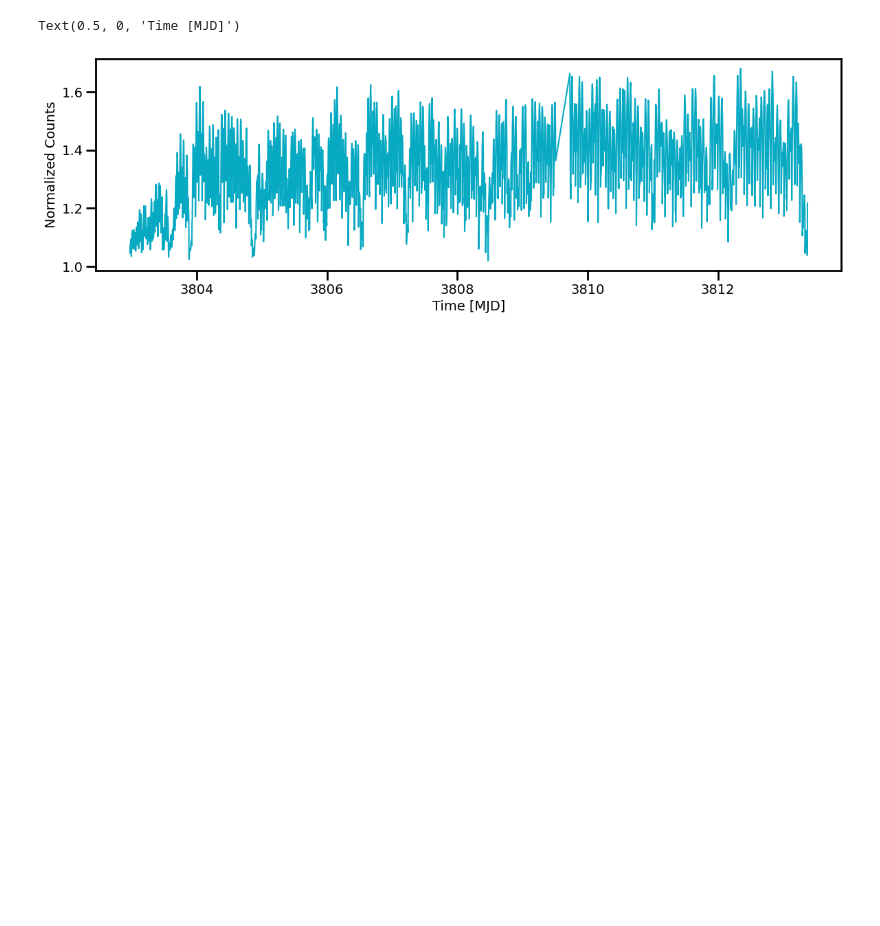
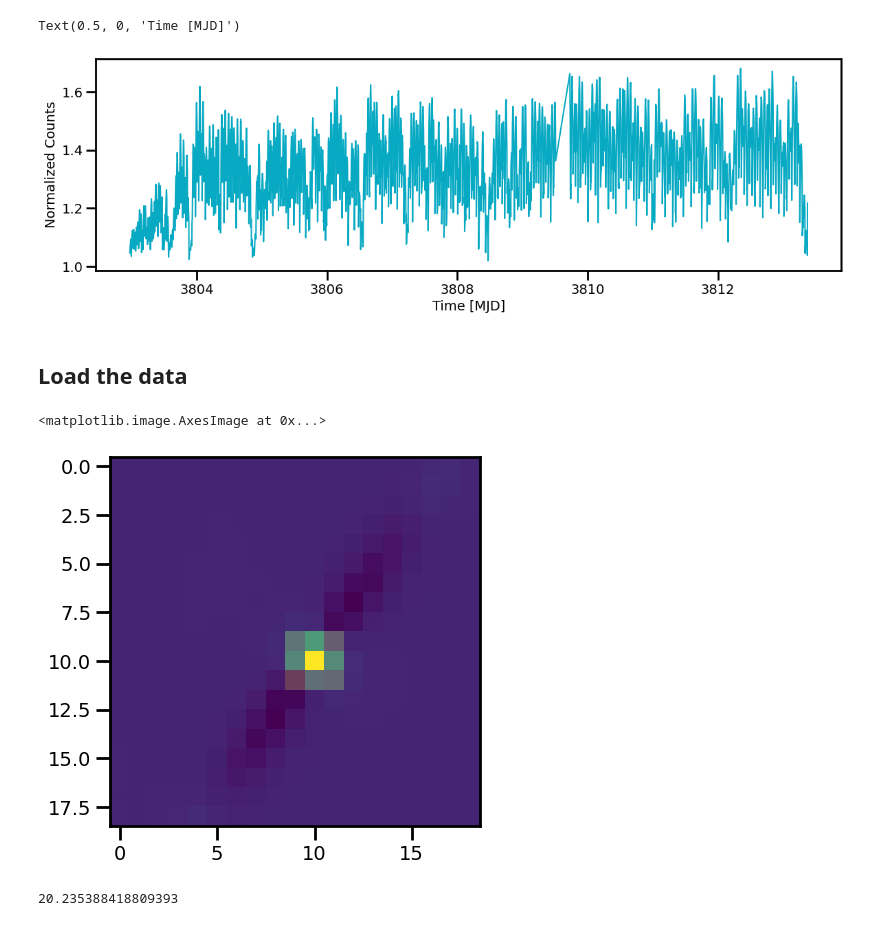
Before and after one commit to afeinstein20/atlas-tess, a Jupyter notebook: notebooks/shift-asteroid.ipynb, the cells around one changed output. Drawn from its saved outputs; the diff is of its cells as text; code cells hidden in the pictures; blank space fills up the shorter version.

```diff
--- a/notebooks/shift-asteroid.ipynb
+++ b/notebooks/shift-asteroid.ipynb
@@ -15,8 +15,9 @@ from scipy.signal import medfilt
 from astropy.stats import sigma_clip
 from astropy.timeseries import LombScargle
 from matplotlib.colors import LinearSegmentedColormap
+from lightkurve.lightcurve import LightCurve
 
-parula = np.load('/home/adina/Downloads/parula_colors.npy')
+parula = np.load('/Users/belugawhale/parula_colors.npy')
 parula_map = LinearSegmentedColormap.from_list('parula', parula)
 
 import warnings
@@ -24,7 +25,7 @@ warnings.filterwarnings("ignore")
 
 from astropy.coordinates import SkyCoord
 
-rc = Table.read('rcParams.txt', format='csv')
+rc = Table.read('../rcParams.txt', format='csv')
 for name, val in zip(rc['name'], rc['value']):
     plt.rcParams[name] = val
 # %%
@@ -135,3 +136,21 @@ plt.xlabel('Time [MJD]')
 # %% [output]
 Text(0.5, 0, 'Time [MJD]')
 [figure]
+# %% [markdown]
+## Load the data
+# %%
+data = np.load('../data/stacked_A918PE_2-3.npy', allow_pickle=True).item()
+# %%
+plt.imshow(np.nansum(data['subtracted'], axis=0))
+
+mask = np.zeros(data['subtracted'][0].shape)
+mask[9:12, 9:12] = 1
+
+plt.imshow(mask, alpha=0.2)
+# %% [output]
+<matplotlib.image.AxesImage at 0x...>
+[figure, added]
+# %%
+np.nanmedian(convert_mag(data['raw'][:,9:12,9:12]))
+# %% [output]
+20.235388418809393
```
Also changed, not shown: parts of 4 cells of this notebook, 1 other file.
